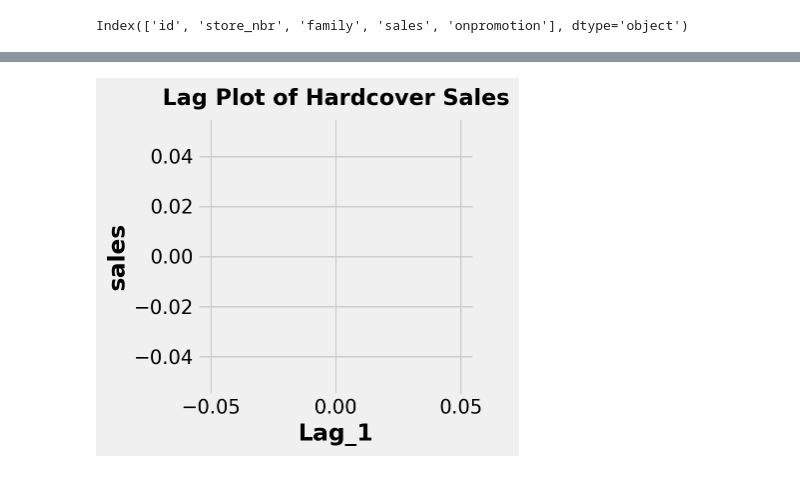
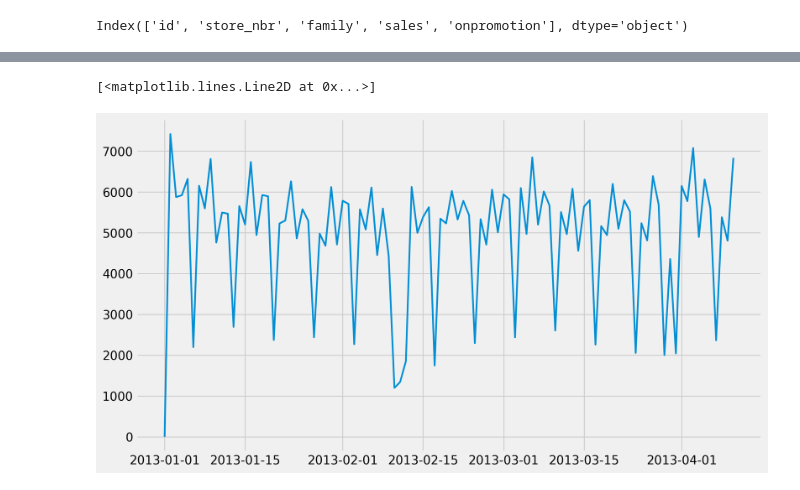
Before and after one commit to otalorajuand/kaggle, a Jupyter notebook: time_series.ipynb, the cells around one changed output, grey strips where cells are left out. Cells and saved outputs as stored; diff of their text form; code cells hidden in the pictures.

```diff
--- a/time_series.ipynb
+++ b/time_series.ipynb
@@ -7,12 +7,14 @@ import numpy as np # linear algebra
 import pandas as pd # data processing, CSV file I/O (e.g. pd.read_csv)
 import matplotlib.pyplot as plt
 import seaborn as sns
+from statsmodels.tsa.deterministic import DeterministicProcess
+from sklearn.linear_model import LinearRegression
 
 plt.style.use("fivethirtyeight")
 plt.rc(
     "figure",
     autolayout=True,
-    figsize=(11, 4),
+    figsize=(11, 6),
     titlesize=18,
     titleweight='bold',
 )
@@ -23,7 +25,11 @@ plt.rc(
     titleweight="bold",
     titlesize=16,
     titlepad=10,
-    linewidth = 1
+
+)
+plt.rc(
+    "lines",
+    linewidth = 2
 )
 %config InlineBackend.figure_format = 'retina'
 
@@ -67,4 +73,5 @@ train_data.columns
 # %% [output]
 Index(['id', 'store_nbr', 'family', 'sales', 'onpromotion'], dtype='object')
 # %%
-pivot_table = pd.pivot_table(train_data, values='sales', index='date', columns=['store_nbr'],aggfunc="sum")
+sales_per_store = pivot_table = pd.pivot_table(train_data, values='sales', index='date', columns=['store_nbr'],aggfunc="sum")
+sales_per_store.index.to_period("D")
@@ -84,7 +87,7 @@ df = df.reindex(columns=['sales', 'Lag_1'])
-# %%
-fig, ax = plt.subplots()
-ax = sns.regplot(x='Lag_1', y='sales', data=df, ci=None, scatter_kws=dict(color='0.25'))
-ax.set_aspect('equal')
-ax.set_title('Lag Plot of Hardcover Sales');
-# %% [output]
-[figure, removed]
+# %%
+y = sales_per_store[1][:100]
+y.index.to_period("D")
+plt.plot(y.index.array, y)
+# %% [output]
+[<matplotlib.lines.Line2D at 0x...>]
+[figure, added]
```
Also changed, not shown: parts of 9 cells of this notebook.
